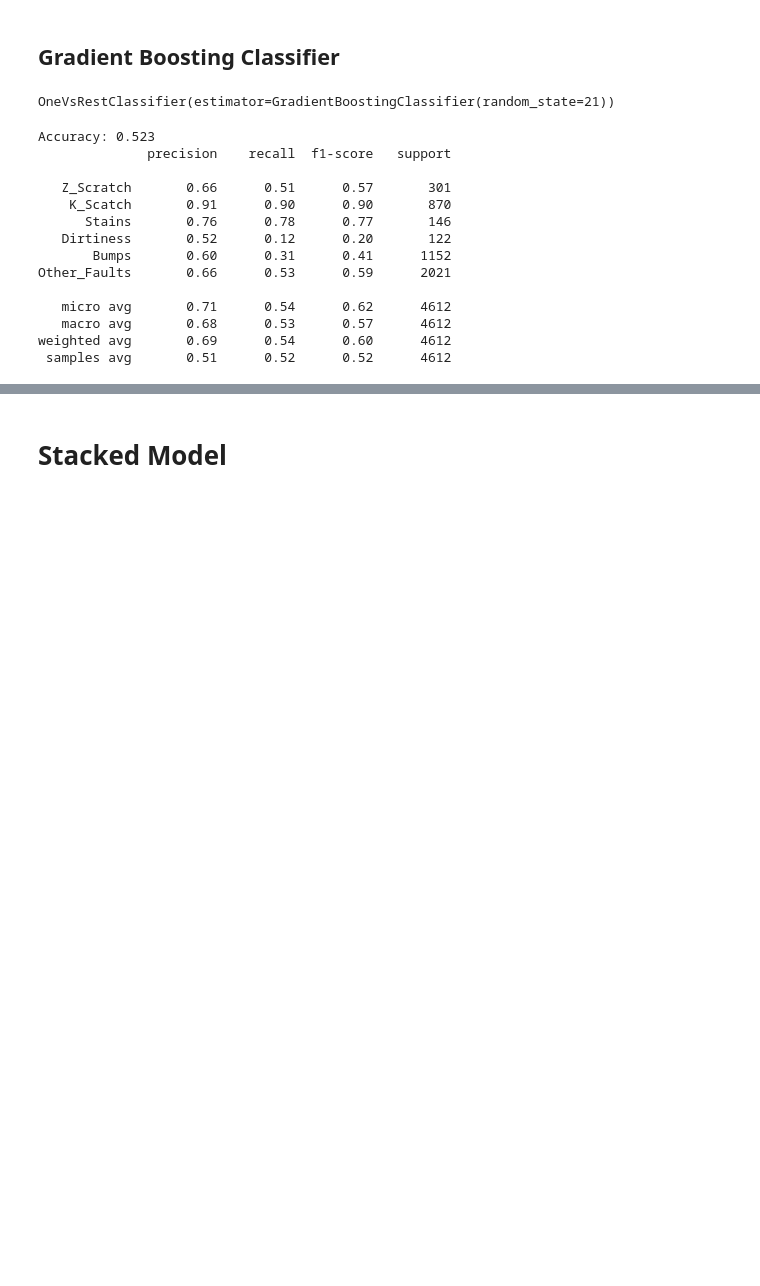
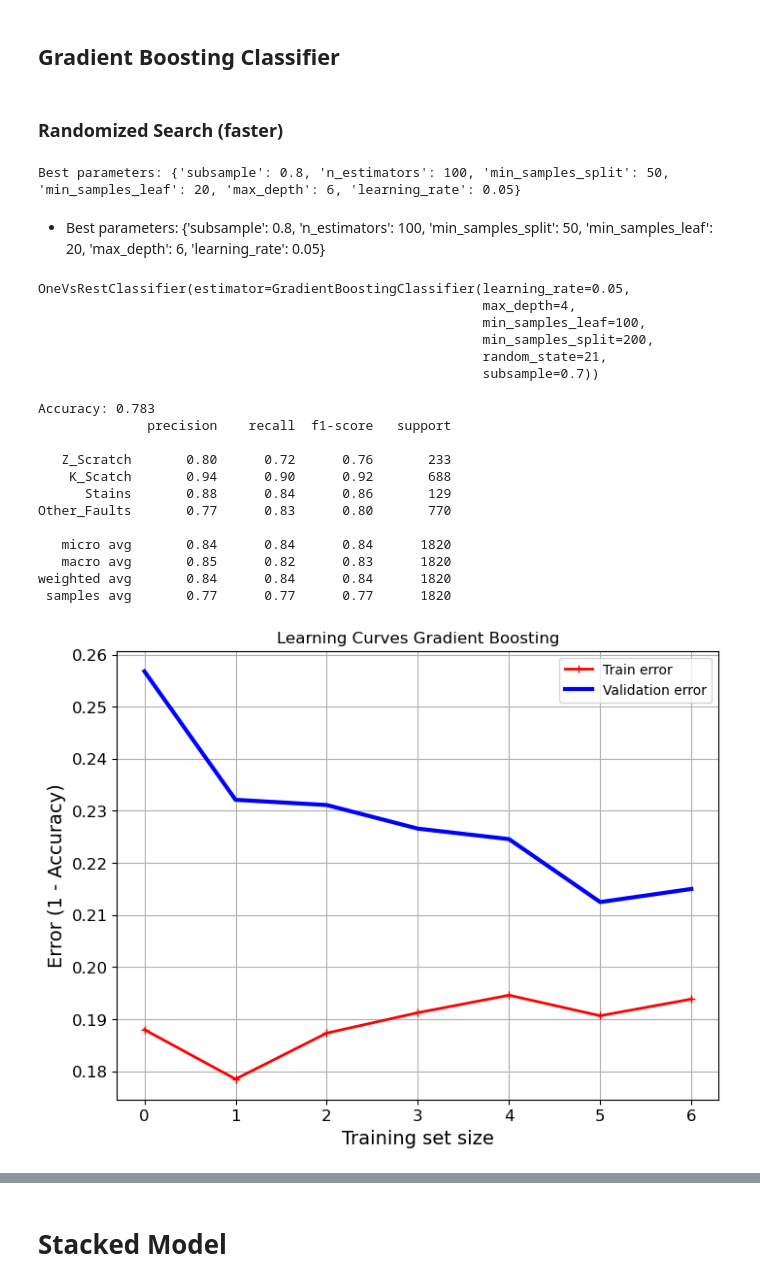
Before and after one commit to Hakonimatata/MachineLearning, a Jupyter notebook: Assignment_1/A1.ipynb, the cells around one changed output, grey strips where cells are left out. Cells and saved outputs as stored; diff of their text form; code cells hidden in the pictures; blank space fills up the shorter version.

```diff
--- a/Assignment_1/A1.ipynb
+++ b/Assignment_1/A1.ipynb
@@ -432,3 +487,3 @@ weighted avg       0.64      0.64      0.62      4805
 # %%
-plot_learning_curves(random_forrest_clf, X_train, X_test, y_train, y_test)
+plot_learning_curves(random_forrest_clf, X_train, X_test, y_train, y_test, title="Learning Curves Random Forrest", min_data_length=10)
 # %% [output]
@@ -458,5 +510,5 @@ from sklearn.multiclass import OneVsRestClassifier
 
 # Use the same clasifier as above
 random_forrest_clf_OvA = OneVsRestClassifier(random_forrest_clf)
-random_forrest_clf_OvA.fit(X_train, y_train_1d)
+random_forrest_clf_OvA.fit(X_train, y_train)
 # %% [output]
@@ -484,36 +534,72 @@ weighted avg       0.64      0.64      0.62      4805
 # %% [markdown]
 ## Gradient Boosting Classifier
+# %% [markdown]
+### Randomized Search (faster)
+# %%
+from sklearn.model_selection import RandomizedSearchCV
+from sklearn.ensemble import GradientBoostingClassifier
+from sklearn.multiclass import OneVsRestClassifier
+
+
+gb_clf = GradientBoostingClassifier()
+
+param_dist = {
+    "n_estimators": [50, 75, 100],
+    "learning_rate": [0.1, 0.05, 0.01],
+    "max_depth": [6, 8, 19],
+    "min_samples_split": [50, 70, 90],
+    "min_samples_leaf": [20, 30, 40],
+    "subsample": [0.7, 0.8, 0.9]
+}
+
+random_search = RandomizedSearchCV(gb_clf, param_distributions=param_dist, n_iter=20, cv=5, scoring="accuracy", random_state=21)
+random_search_OvA = OneVsRestClassifier(random_search)
+
+random_search_OvA.fit(X_train, y_train)
+
+print("Best parameters:", random_search.best_params_)
+# %% [output]
+Best parameters: {'subsample': 0.8, 'n_estimators': 100, 'min_samples_split': 50, 'min_samples_leaf': 20, 'max_depth': 6, 'learning_rate': 0.05}
+# %% [markdown]
+* Best parameters: {'subsample': 0.8, 'n_estimators': 100, 'min_samples_split': 50, 'min_samples_leaf': 20, 'max_depth': 6, 'learning_rate': 0.05}
 # %%
 from sklearn.ensemble import GradientBoostingClassifier
 from sklearn.multiclass import OneVsRestClassifier
 
 # Init GradientBoostingClassifier
-gradient_boosting_clf = GradientBoostingClassifier(random_state=21)
+gradient_boosting_clf = GradientBoostingClassifier(subsample=0.7, n_estimators=100, min_samples_split=200, min_samples_leaf=100, max_depth=4, learning_rate=0.05, random_state=21)
 
-# One-vs-All
-gb_OvA_clf = OneVsRestClassifier(gradient_boosting_clf)
+# Create one vs rest for it to work with multiple classes
+gradient_boosting_clf_OvA = OneVsRestClassifier(gradient_boosting_clf)
 
 # Training
-gb_OvA_clf.fit(X_train, y_train)
+gradient_boosting_clf_OvA.fit(X_train, y_train)
 # %% [output]
-OneVsRestClassifier(estimator=GradientBoostingClassifier(random_state=21))
+OneVsRestClassifier(estimator=GradientBoostingClassifier(learning_rate=0.05,
+                                                         max_depth=4,
+                                                         min_samples_leaf=100,
+                                                         min_samples_split=200,
+                                                         random_state=21,
+                                                         subsample=0.7))
 # %%
 # Predict
-y_pred_gbOvA = gb_OvA_clf.predict(X_test)
+y_pred_gb = gradient_boosting_clf_OvA.predict(X_test)
 
-print_accuracy(y_pred_gbOvA, y_test)
+print_accuracy(y_pred_gb, y_test)
 # %% [output]
-Accuracy: 0.523
+Accuracy: 0.783
               precision    recall  f1-score   support
 
-   Z_Scratch       0.66      0.51      0.57       301
-    K_Scatch       0.91      0.90      0.90       870
-      Stains       0.76      0.78      0.77       146
-   Dirtiness       0.52      0.12      0.20       122
-       Bumps       0.60      0.31      0.41      1152
-Other_Faults       0.66      0.53      0.59      2021
+   Z_Scratch       0.80      0.72      0.76       233
+    K_Scatch       0.94      0.90      0.92       688
+      Stains       0.88      0.84      0.86       129
+Other_Faults       0.77      0.83      0.80       770
 
-   micro avg       0.71      0.54      0.62      4612
-   macro avg       0.68      0.53      0.57      4612
-weighted avg       0.69      0.54      0.60      4612
- samples avg       0.51      0.52      0.52      4612
+   micro avg       0.84      0.84      0.84      1820
+   macro avg       0.85      0.82      0.83      1820
+weighted avg       0.84      0.84      0.84      1820
+ samples avg       0.77      0.77      0.77      1820
+# %%
+plot_learning_curves(gradient_boosting_clf_OvA, X_train, X_test, y_train, y_test, title="Learning Curves Gradient Boosting", min_data_length=1000)
+# %% [output]
+[figure, added]
```
Also changed, not shown: parts of 29 cells of this notebook, 3 other files.
